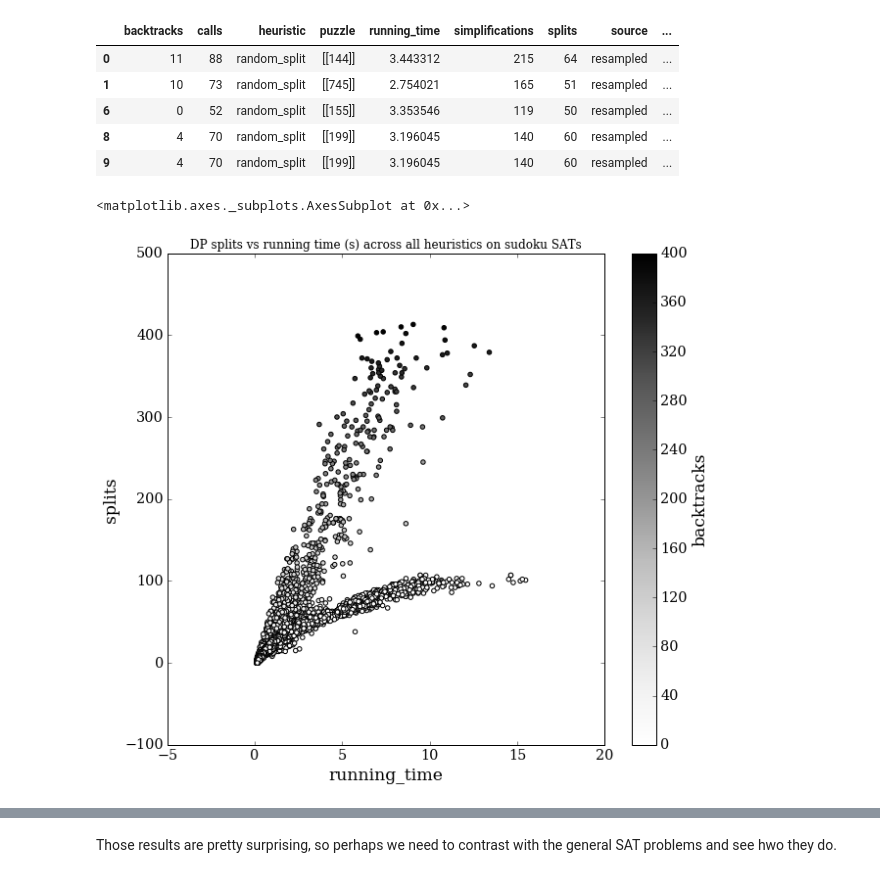
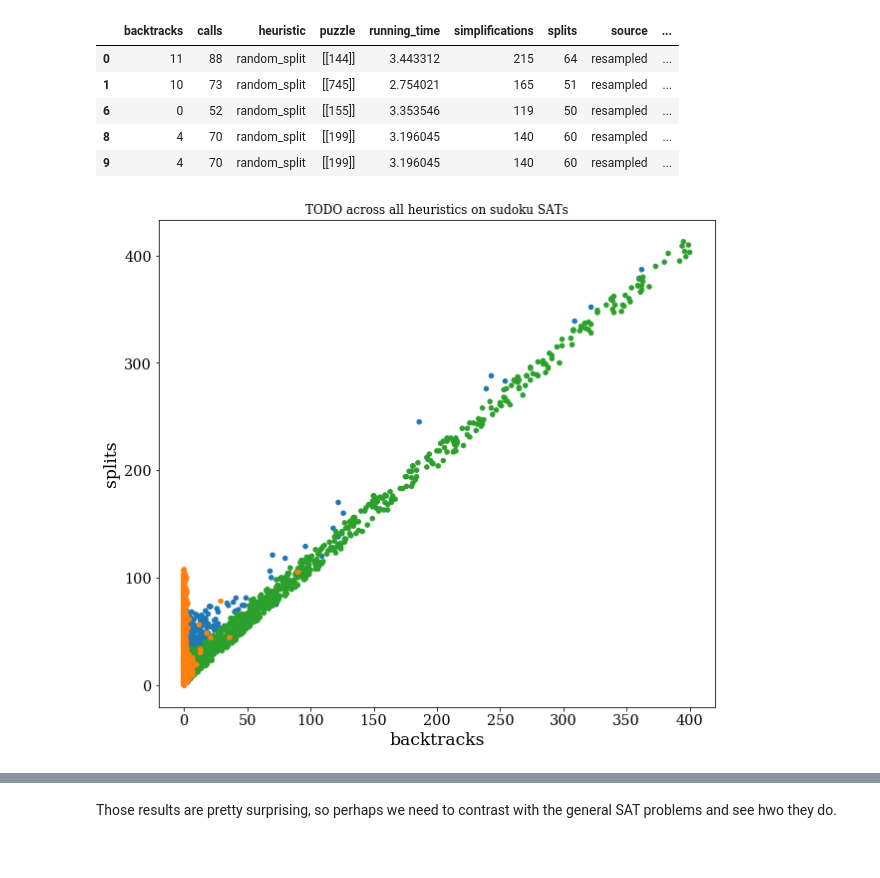
Before and after one commit to gianlucatruda/sudokusat, a Jupyter notebook: results.ipynb, the cells around one changed output, grey strips where cells are left out. Cells and saved outputs as stored; diff of their text form; code cells hidden in the pictures.

Commit message:
Updated results to reflect new figures, tables, analyses.

```diff
--- a/results.ipynb
+++ b/results.ipynb
@@ -7,7 +8,8 @@ import seaborn as sns
 import ast
 # %%
 %matplotlib inline
-plt.style.use('seaborn-colorblind')
+CMAP = 'seaborn-colorblind'
+plt.style.use(CMAP)
 
 # print(plt.rcParams.keys())
 
@@ -222,10 +229,19 @@ df.head()
 | 8 | 4 | 70 | random_split | [[199]] | 3.196045 | 140 | 60 | resampled | ... |
 | 9 | 4 | 70 | random_split | [[199]] | 3.196045 | 140 | 60 | resampled | ... |
 # %%
-df[['running_time', 'calls', 'backtracks', 'splits', 'simplifications']].plot(kind='scatter', x='running_time', y='splits', c='backtracks', title='DP splits vs running time (s) across all heuristics on sudoku SATs')
+# df[['running_time', 'calls', 'backtracks', 'splits', 'simplifications']].plot(kind='scatter', x='running_time', y='splits', c='backtracks', title='DP splits vs running time (s) across all heuristics on sudoku SATs')
+df2 = df.copy()
+heur_lookup = {0: 'random_split', 1: 'moms_split', 2: 'jeroslow_wang_split'}
+df2['Heuristic'] = df2.heuristic.apply(lambda x: list(heur_lookup.values()).index(x))
+cmap = plt.cm.get_cmap('tab10')
+# print(cmap.colors)
+ax = df2[['running_time', 'calls', 'backtracks', 'splits', 'simplifications']].plot(kind='scatter', x='backtracks', y='splits', c=[cmap.colors[x] for x in df2.Heuristic], title='TODO across all heuristics on sudoku SATs')
+
+
+
+plt.show()
 # %% [output]
-<matplotlib.axes._subplots.AxesSubplot at 0x...>
-[figure, old version]
+[figure, new version]
 # %%
 for heur in df.heuristic.unique():
     df[df.heuristic == heur].groupby('starting_info').mean()[['calls', 'backtracks', 'splits', 'simplifications']].plot(ylim=(0, 400), title=f'Mean performance metrics for {heur} vs. number of starting cells')
```
Also changed, not shown: parts of 20 cells of this notebook.
